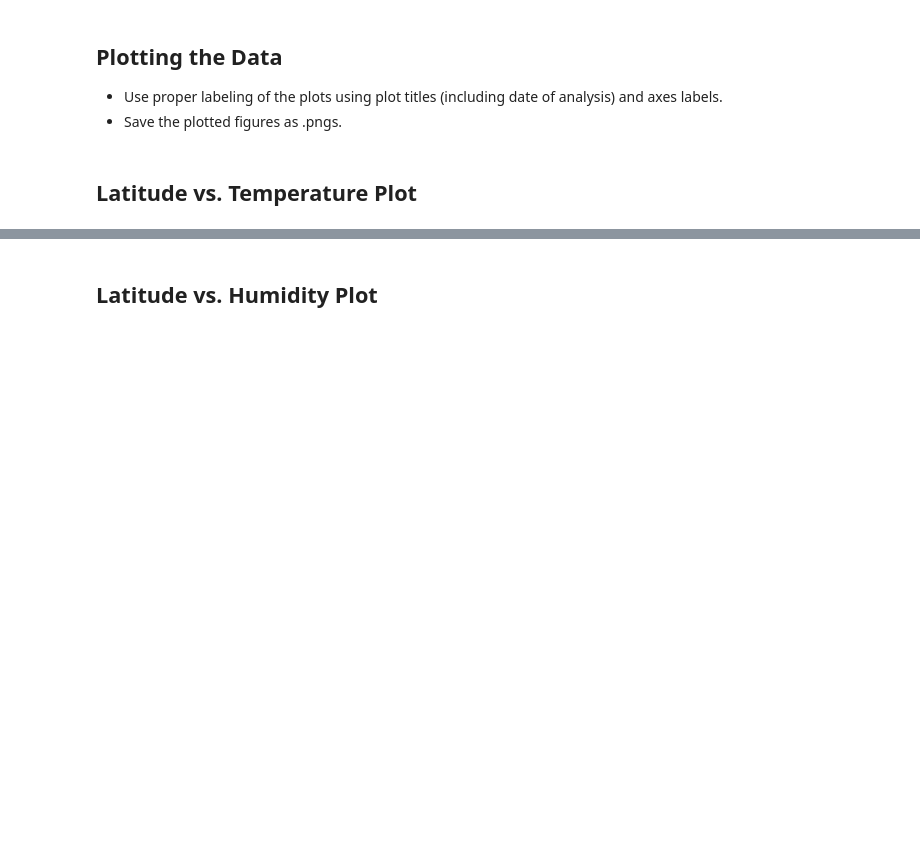
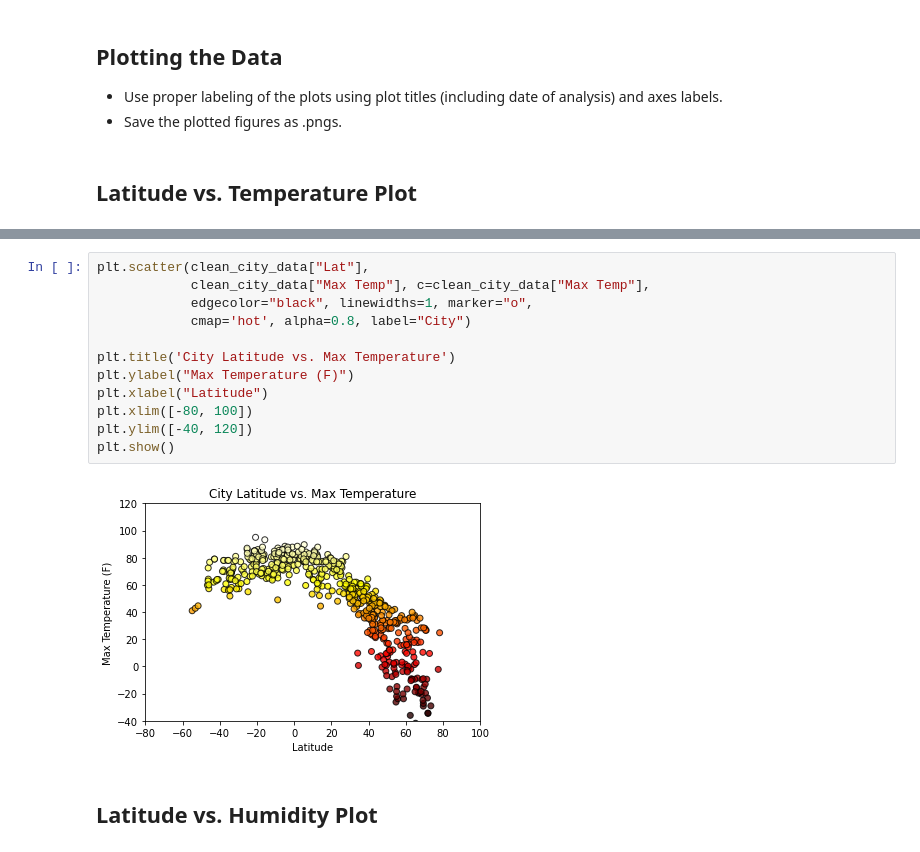
Before and after one commit to SandyGoodell/python-api-challenge, a Jupyter notebook: WeatherPy/WeatherPy.ipynb, the cells around one changed output, grey strips where cells are left out. Cells and saved outputs as stored; diff of their text form; blank space fills up the shorter version.

```diff
--- a/WeatherPy/WeatherPy.ipynb
+++ b/WeatherPy/WeatherPy.ipynb
@@ -260,2 +241,16 @@ Int64Index([], dtype='int64')
+# %%
+plt.scatter(clean_city_data["Lat"],
+            clean_city_data["Max Temp"], c=clean_city_data["Max Temp"],
+            edgecolor="black", linewidths=1, marker="o",
+            cmap='hot', alpha=0.8, label="City")
+
+plt.title('City Latitude vs. Max Temperature')
+plt.ylabel("Max Temperature (F)")
+plt.xlabel("Latitude")
+plt.xlim([-80, 100])
+plt.ylim([-40, 120])
+plt.show()
+# %% [output]
+[figure, added]
 # %% [markdown]
 ## Latitude vs. Humidity Plot
```
Also changed, not shown: parts of 15 cells of this notebook, 1 other file.
